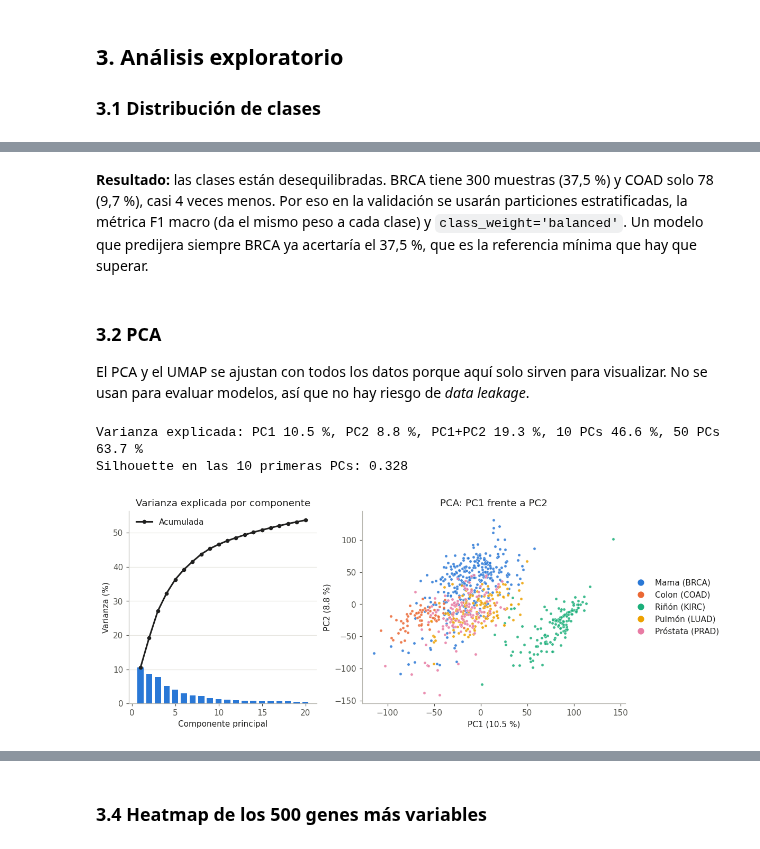
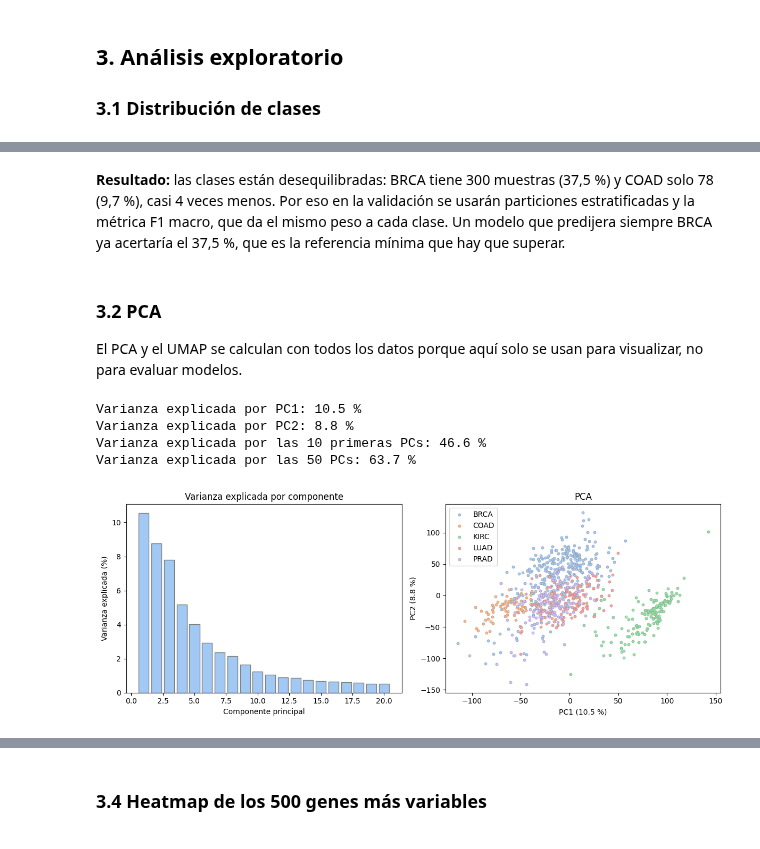
Before and after one commit to OnaSanchez/TFM, a Jupyter notebook: TFM_código.ipynb, the cells around one changed output, grey strips where cells are left out. Saved outputs shown, nothing was run; the diff lists cells and outputs as text; code cells hidden in the pictures.

```diff
--- a/TFM_código.ipynb
+++ b/TFM_código.ipynb
@@ -222,0 +75,17 @@ guardar(fig, "fig1_qc.png")
+# %%
+# Comprobar que las muestras de data.csv y labels.csv coinciden
+print("Mismas muestras y en el mismo orden:", X.index.equals(y.index))
+
+# Valores faltantes y muestras duplicadas
+print("Valores faltantes:", X.isna().sum().sum())
+print("Muestras duplicadas:", X.duplicated().sum())
+
+# Rango de los valores y porcentaje de ceros
+print("Valor mínimo:", X.min().min())
+print("Valor máximo:", round(X.max().max(), 2))
+print("Porcentaje de ceros:", round((X == 0).mean().mean() * 100, 1), "%")
+
+# Genes sin variación (tienen el mismo valor en todas las muestras)
+varianza = X.var()
+genes_var0 = varianza[varianza == 0].index
+print("Genes con varianza 0:", len(genes_var0))
@@ -243,38 +170,47 @@ Ratio clase mayor / clase menor: 3.8
 # %% [markdown]
-**Resultado:** las clases están desequilibradas. BRCA tiene 300 muestras (37,5 %) y COAD solo 78 (9,7 %), casi 4 veces menos. Por eso en la validación se usarán particiones estratificadas, la métrica F1 macro (da el mismo peso a cada clase) y `class_weight='balanced'`. Un modelo que predijera siempre BRCA ya acertaría el 37,5 %, que es la referencia mínima que hay que superar.
+**Resultado:** las clases están desequilibradas: BRCA tiene 300 muestras (37,5 %) y COAD solo 78 (9,7 %), casi 4 veces menos. Por eso en la validación se usarán particiones estratificadas y la métrica F1 macro, que da el mismo peso a cada clase. Un modelo que predijera siempre BRCA ya acertaría el 37,5 %, que es la referencia mínima que hay que superar.
 # %% [markdown]
 ### 3.2 PCA
 
-El PCA y el UMAP se ajustan con todos los datos porque aquí solo sirven para visualizar. No se usan para evaluar modelos, así que no hay riesgo de *data leakage*.
+El PCA y el UMAP se calculan con todos los datos porque aquí solo se usan para visualizar, no para evaluar modelos.
 # %%
-Xz = StandardScaler().fit_transform(X_ok)
+# Se estandarizan los genes (media 0 y desviación 1) antes del PCA
+X_esc = StandardScaler().fit_transform(X_ok)
+
 pca = PCA(n_components=50, random_state=SEED)
-Z = pca.fit_transform(Xz)
-var_exp = pca.explained_variance_ratio_
-print(f"Varianza explicada: PC1 {100 * var_exp[0]:.1f} %, PC2 {100 * var_exp[1]:.1f} %, "
-      f"PC1+PC2 {100 * var_exp[:2].sum():.1f} %, 10 PCs {100 * var_exp[:10].sum():.1f} %, "
-      f"50 PCs {100 * var_exp.sum():.1f} %")
-sil_pca = silhouette_score(Z[:, :10], y)
-print(f"Silhouette en las 10 primeras PCs: {sil_pca:.3f}")
+X_pca = pca.fit_transform(X_esc)
+var_exp = pca.explained_variance_ratio_ * 100
 
-fig, axs = plt.subplots(1, 2, figsize=(11, 4.3), gridspec_kw={"width_ratios": [1, 1.4]})
-k = np.arange(1, 21)
-axs[0].bar(k, 100 * var_exp[:20], color="#2a78d6", width=0.7)
-axs[0].plot(k, 100 * np.cumsum(var_exp[:20]), color=TINTA, lw=2, marker="o", ms=4, label="Acumulada")
-axs[0].set(title="Varianza explicada por componente", xlabel="Componente principal", ylabel="Varianza (%)")
-axs[0].legend(frameon=False)
-axs[0].grid(axis="y", color=REJILLA, zorder=0)
-axs[0].set_axisbelow(True)
+print("Varianza explicada por PC1:", round(var_exp[0], 1), "%")
+print("Varianza explicada por PC2:", round(var_exp[1], 1), "%")
+print("Varianza explicada por las 10 primeras PCs:", round(var_exp[:10].sum(), 1), "%")
+print("Varianza explicada por las 50 PCs:", round(var_exp.sum(), 1), "%")
+
+fig, axs = plt.subplots(1, 2, figsize=(12, 4.5))
+
+# Varianza explicada por las 20 primeras componentes
+axs[0].bar(range(1, 21), var_exp[:20], color=PASTEL, edgecolor="gray")
+axs[0].set_title("Varianza explicada por componente")
+axs[0].set_xlabel("Componente principal")
+axs[0].set_ylabel("Varianza explicada (%)")
+
+# Muestras en el plano PC1-PC2
 for c in CLASES:
     m = (y == c).values
-    axs[1].scatter(Z[m, 0], Z[m, 1], s=12, color=COLORES[c], alpha=0.85, edgecolor="white", linewidth=0.3)
-axs[1].set(title="PCA: PC1 frente a PC2", xlabel=f"PC1 ({100 * var_exp[0]:.1f} %)",
-           ylabel=f"PC2 ({100 * var_exp[1]:.1f} %)")
-leyenda_clases(axs[1], loc="center left", bbox_to_anchor=(1, 0.5))
-guardar(fig, "fig3_pca.png")
+    axs[1].scatter(X_pca[m, 0], X_pca[m, 1], s=14, color=COLORES[c], edgecolor="gray", linewidth=0.3, label=c)
+axs[1].set_title("PCA")
+axs[1].set_xlabel(f"PC1 ({var_exp[0]:.1f} %)")
+axs[1].set_ylabel(f"PC2 ({var_exp[1]:.1f} %)")
+axs[1].legend()
+
+plt.tight_layout()
+plt.savefig(FIG_DIR / "fig3_pca.png", dpi=150)
+plt.show()
 # %% [output]
-Varianza explicada: PC1 10.5 %, PC2 8.8 %, PC1+PC2 19.3 %, 10 PCs 46.6 %, 50 PCs 63.7 %
-Silhouette en las 10 primeras PCs: 0.328
+Varianza explicada por PC1: 10.5 %
+Varianza explicada por PC2: 8.8 %
+Varianza explicada por las 10 primeras PCs: 46.6 %
+Varianza explicada por las 50 PCs: 63.7 %
-[figure, old version]
+[figure, new version]
 # %% [markdown]
 **Resultado:**
```
Also changed, not shown: parts of 31 cells of this notebook, 5 other files.
